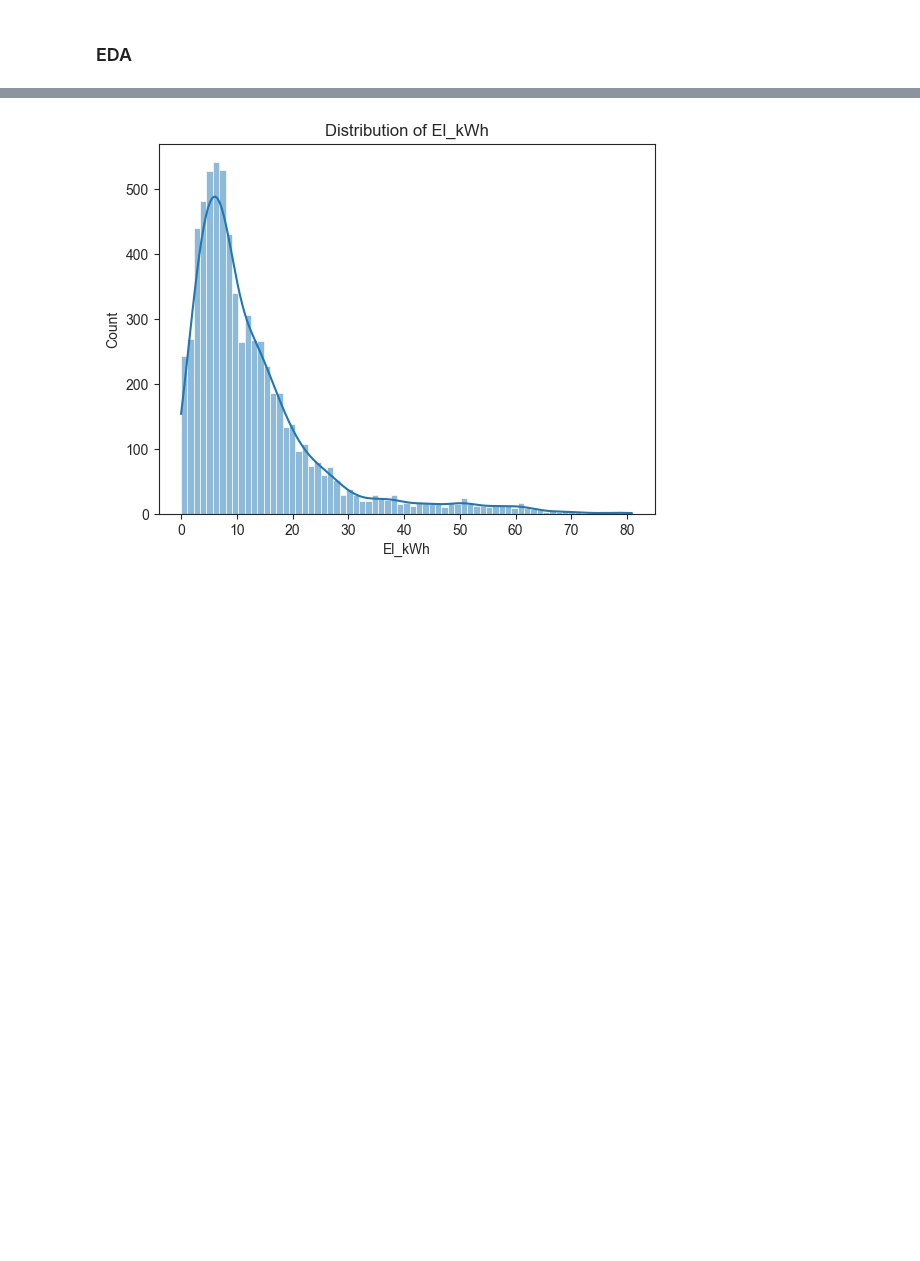
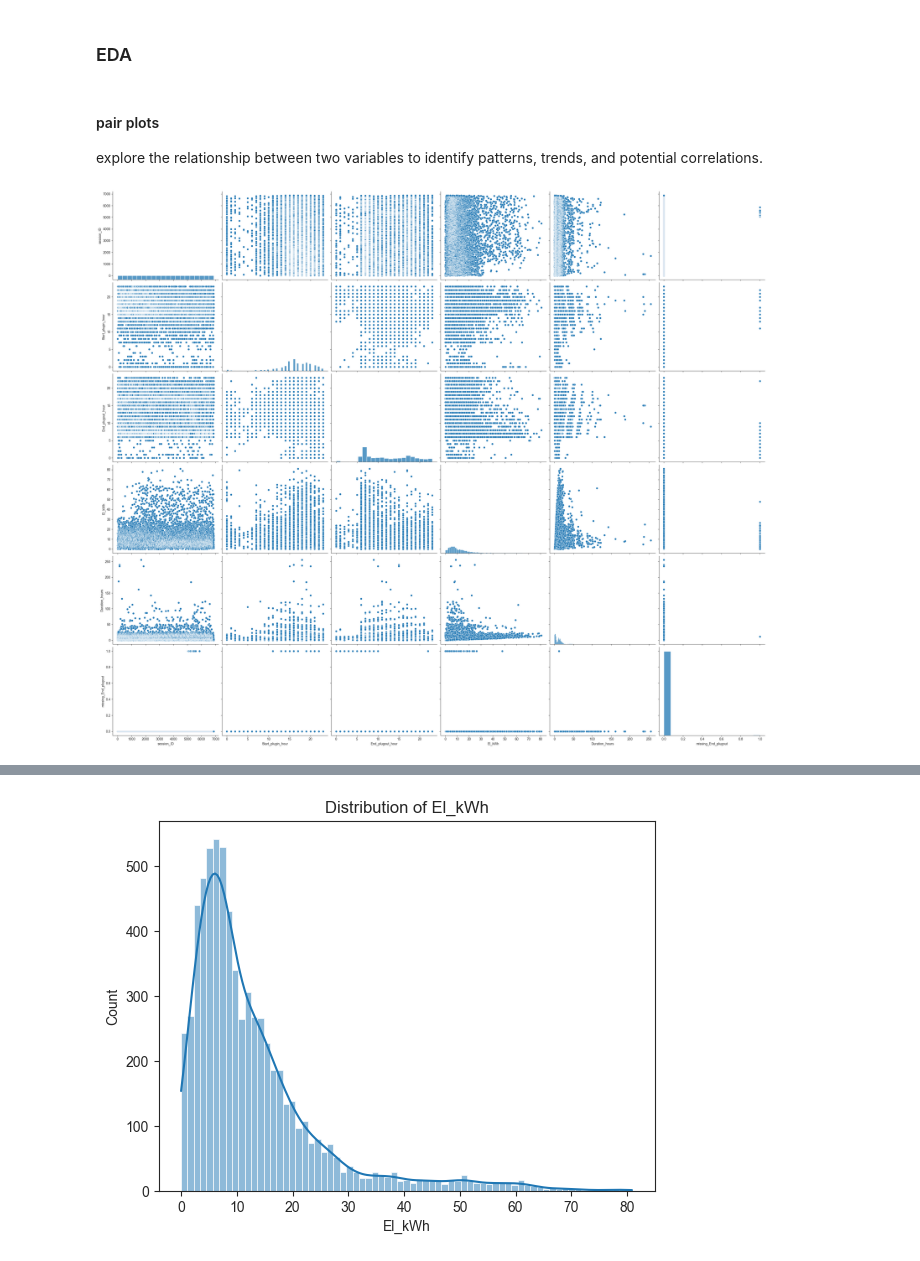
Before and after one commit to paperscissoroxie/evcharging, a Jupyter notebook: weatheronevcharging.ipynb, the cells around one changed output, grey strips where cells are left out. Cells and saved outputs as stored; diff of their text form; code cells hidden in the pictures; blank space fills up the shorter version.

```diff
--- a/weatheronevcharging.ipynb
+++ b/weatheronevcharging.ipynb
@@ -410,0 +420,13 @@ other notes:
+# %% [markdown]
+#### pair plots
+explore the relationship between two variables to identify patterns, trends, and potential correlations.
+# %%
+# create pairplot
+pairplot = sns.pairplot(df1, height=4, aspect=1.2)
+
+# save pairplot with higher resolution
+pairplot.savefig(f"{export_vis}/pairplot.png", dpi=300)
+
+plt.show()
+# %% [output]
+[figure, added]
```
Also changed, not shown: parts of 25 cells of this notebook.
